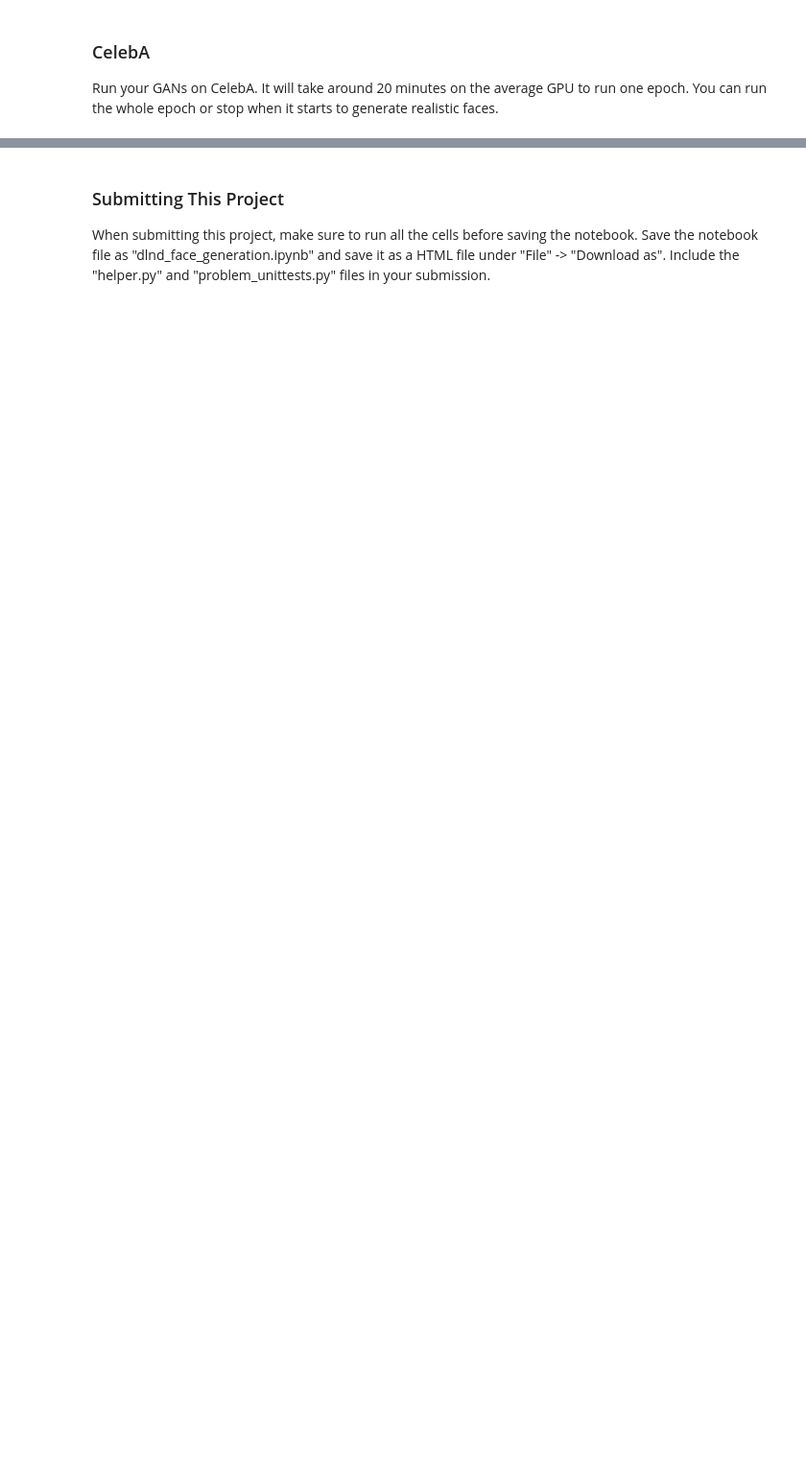
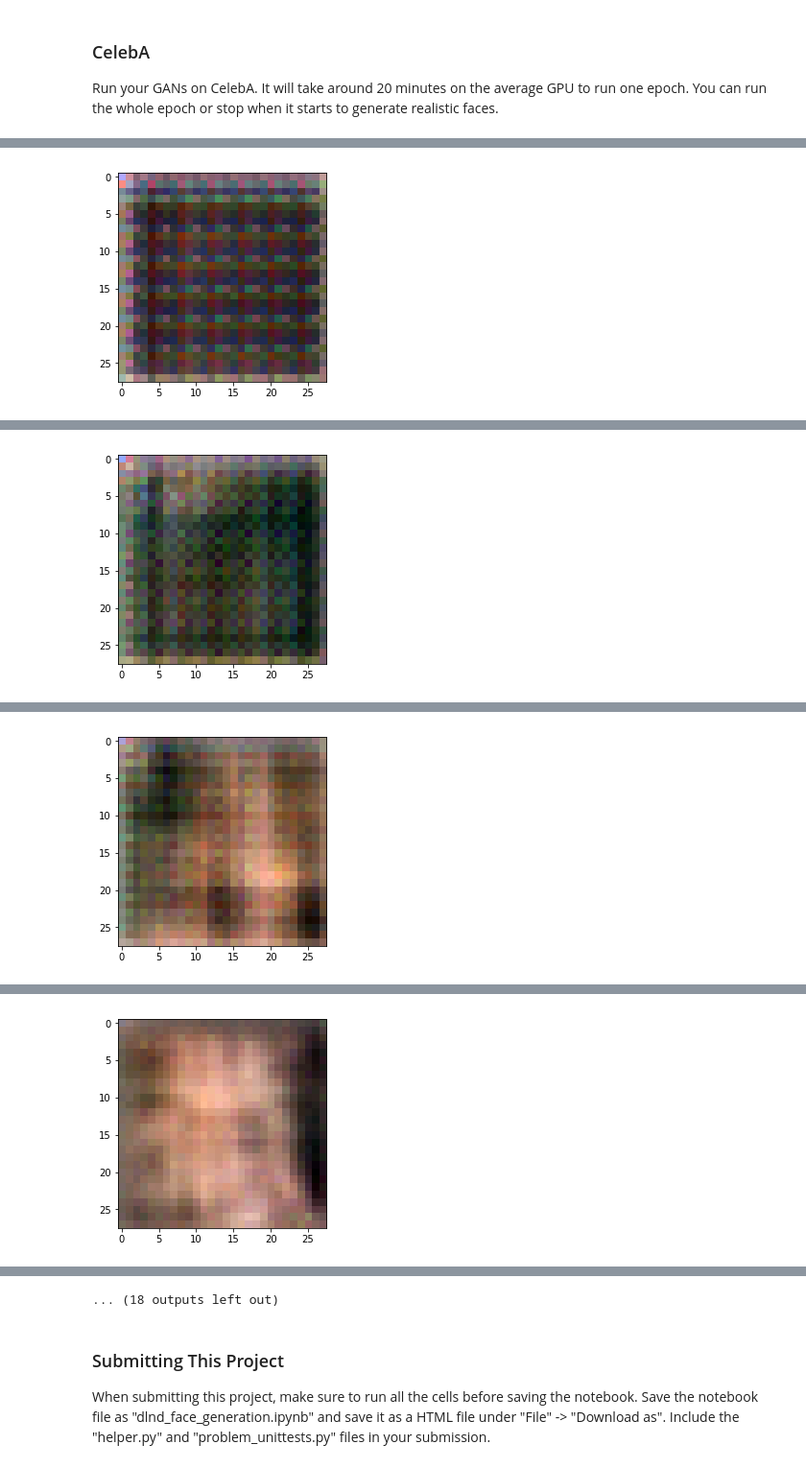
Before and after one commit to brandoncgay/deep-learning, a Jupyter notebook: face_generation/dlnd_face_generation.ipynb, the cells around one changed output, grey strips where cells are left out. Shown: that part at 96% size. Drawn from its saved outputs; the diff is of its cells as text; code cells hidden in the pictures; blank space fills up the shorter version.

```diff
--- a/face_generation/dlnd_face_generation.ipynb
+++ b/face_generation/dlnd_face_generation.ipynb
@@ -281,10 +412,10 @@ with tf.Graph().as_default():
 ### CelebA
 Run your GANs on CelebA.  It will take around 20 minutes on the average GPU to run one epoch.  You can run the whole epoch or stop when it starts to generate realistic faces.
 # %%
-batch_size = None
-z_dim = None
-learning_rate = None
-beta1 = None
+batch_size = 128
+z_dim = 100
+learning_rate = 0.0002
+beta1 = 0.5
 
 
 """
@@ -296,3 +427,4 @@ celeba_dataset = helper.Dataset('celeba', glob(os.path.join(data_dir, 'img_align
 with tf.Graph().as_default():
     train(epochs, batch_size, z_dim, learning_rate, beta1, celeba_dataset.get_batches,
           celeba_dataset.shape, celeba_dataset.image_mode)
+# %% [output]
@@ -298,0 +432 @@ with tf.Graph().as_default():
+[figure, added]
@@ -298,0 +434 @@ with tf.Graph().as_default():
+[figure, added]
@@ -298,0 +436 @@ with tf.Graph().as_default():
+[figure, added]
@@ -298,0 +438 @@ with tf.Graph().as_default():
+[figure, added]
@@ -299,3 +443,4 @@ with tf.Graph().as_default():
+... (18 outputs left out)
 # %% [markdown]
 ### Submitting This Project
 When submitting this project, make sure to run all the cells before saving the notebook. Save the notebook file as "dlnd_face_generation.ipynb" and save it as a HTML file under "File" -> "Download as". Include the "helper.py" and "problem_unittests.py" files in your submission.
```
Also changed, not shown: parts of 12 cells of this notebook.
